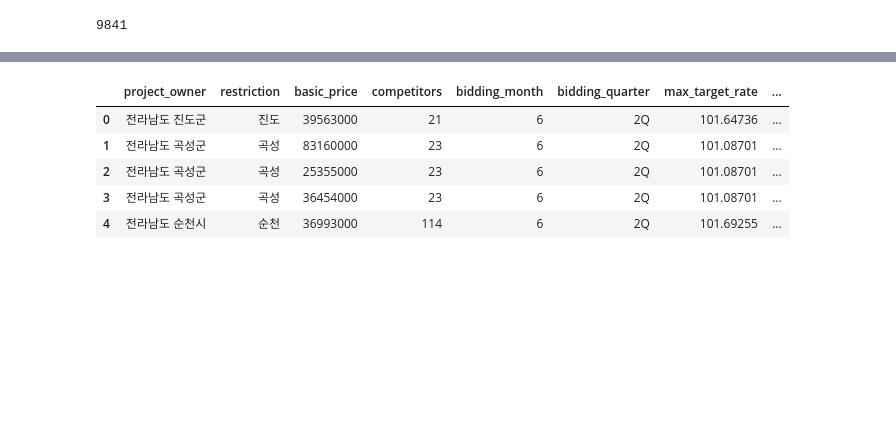
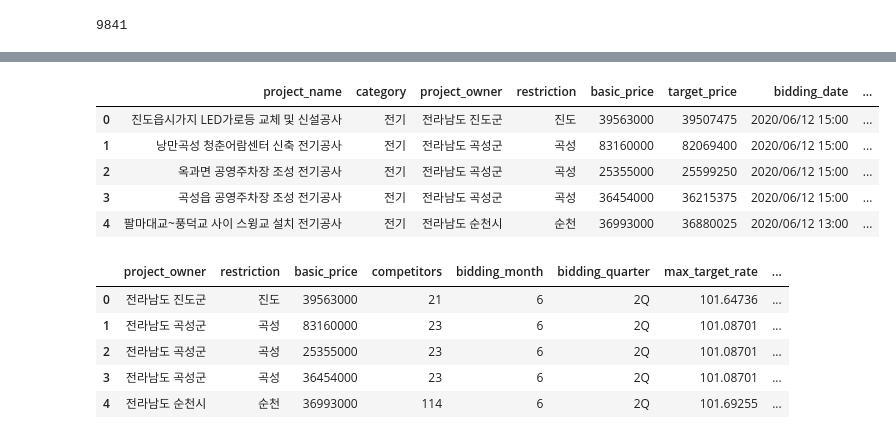
Before and after one commit to itspjc/bidding-datasets, a Jupyter notebook: Data Preprocessing.ipynb, the cells around one changed output, grey strips where cells are left out. Saved outputs shown, nothing was run; the diff lists cells and outputs as text; code cells hidden in the pictures; blank space fills up the shorter version.

```diff
--- a/Data Preprocessing.ipynb
+++ b/Data Preprocessing.ipynb
@@ -82,3 +92,14 @@ len(out)
+# %%
+out2 = out[['공사명', '종목', '발주처', '지역제한', '기초금액', '예정가격', '입찰일', '참여업체수', 'bidding_month', 'bidding_quarter','max_target_rate','min_target_rate', 'mean_target_rate', 'std_target_rate', 'count_bidding', '예정가격사정률', '1순위사정률']]
+out2.columns = ['project_name', 'category', 'project_owner', 'restriction', 'basic_price', 'target_price', 'bidding_date', 'competitors', 'bidding_month','bidding_quarter', 'max_target_rate','min_target_rate', 'mean_target_rate', 'std_target_rate', 'count_bidding', 'target_rate', 'winner_rate']
+out2.head()
+# %% [output]
+|  | project_name | category | project_owner | restriction | basic_price | target_price | bidding_date | ... |
+| 0 | 진도읍시가지 LED가로등 교체 및 신설공사 | 전기 | 전라남도 진도군 | 진도 | 39563000 | 39507475 | 2020/06/12 15:00 | ... |
+| 1 | 낭만곡성 청춘어람센터 신축 전기공사 | 전기 | 전라남도 곡성군 | 곡성 | 83160000 | 82069400 | 2020/06/12 15:00 | ... |
+| 2 | 옥과면 공영주차장 조성 전기공사 | 전기 | 전라남도 곡성군 | 곡성 | 25355000 | 25599250 | 2020/06/12 15:00 | ... |
+| 3 | 곡성읍 공영주차장 조성 전기공사 | 전기 | 전라남도 곡성군 | 곡성 | 36454000 | 36215375 | 2020/06/12 15:00 | ... |
+| 4 | 팔마대교~풍덕교 사이 스윙교 설치 전기공사 | 전기 | 전라남도 순천시 | 순천 | 36993000 | 36880025 | 2020/06/12 13:00 | ... |
 # %%
 out = out[['발주처', '지역제한', '기초금액', '참여업체수', 'bidding_month', 'bidding_quarter','max_target_rate','min_target_rate', 'mean_target_rate', 'std_target_rate', 'count_bidding', '예정가격사정률', '1순위사정률']]
 out.columns = ['project_owner', 'restriction', 'basic_price', 'competitors', 'bidding_month','bidding_quarter', 'max_target_rate','min_target_rate', 'mean_target_rate', 'std_target_rate', 'count_bidding', 'target_rate', 'winner_rate']
```
Also changed, not shown: parts of 2 cells of this notebook, 30 other files.
